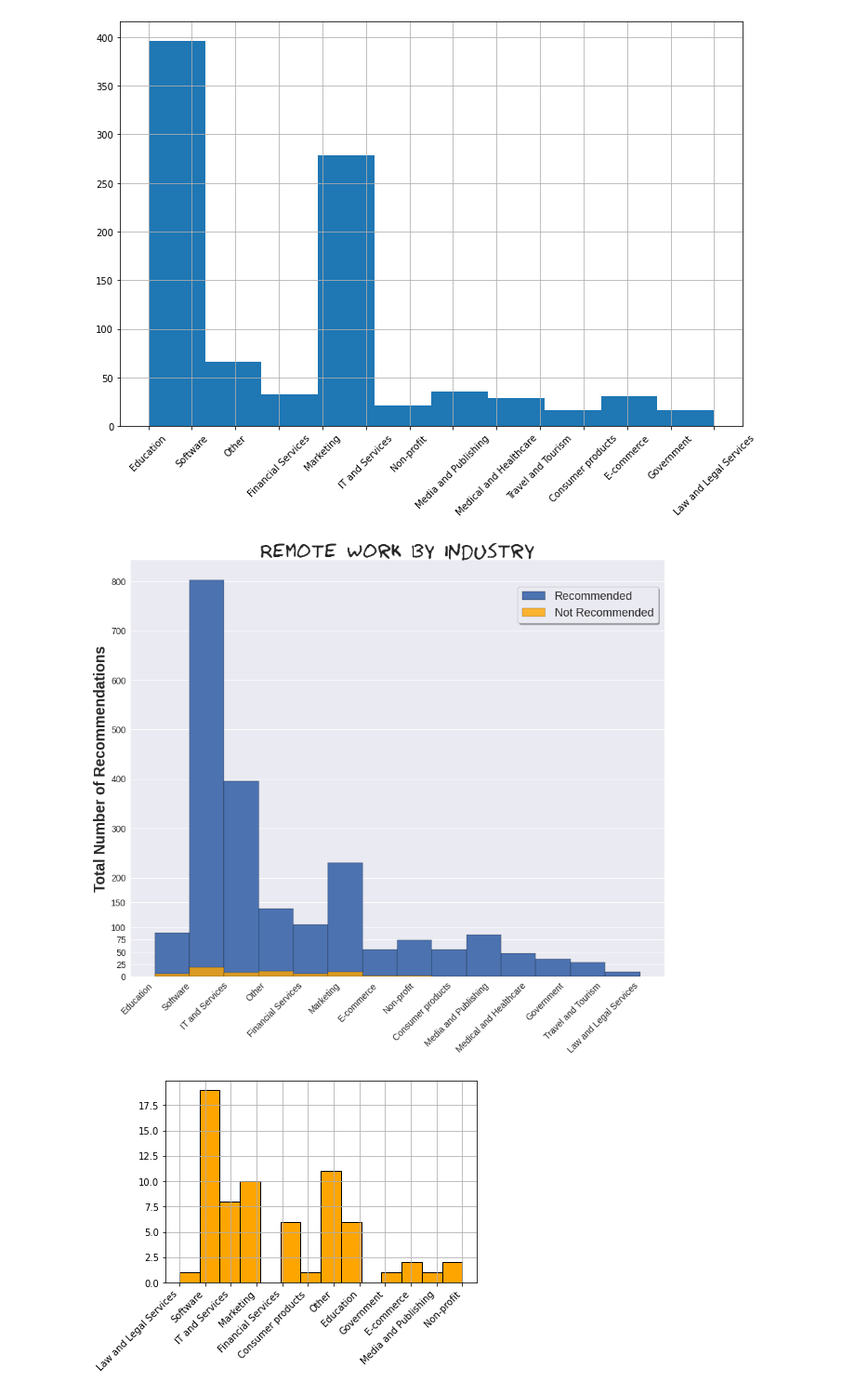
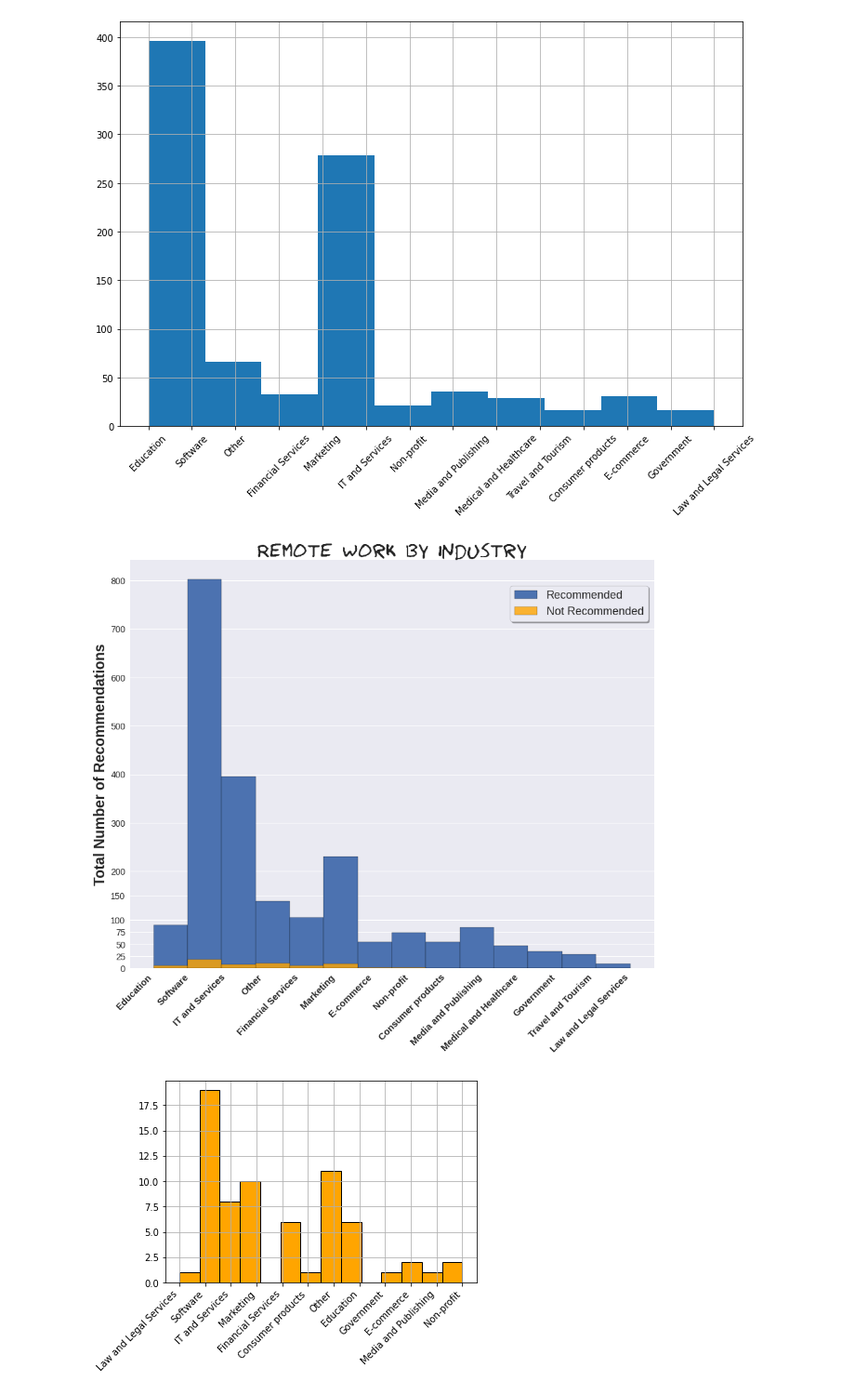
Before and after one commit to janaeam/remote-work-2021, a Jupyter notebook: Remote_Work_Visualization_Exercise.ipynb, the cells around one changed output. Shown: that part at 93% size. Saved outputs shown, nothing was run; the diff lists cells and outputs as text; code cells hidden in the pictures.

```diff
--- a/Remote_Work_Visualization_Exercise.ipynb
+++ b/Remote_Work_Visualization_Exercise.ipynb
@@ -304,22 +304,22 @@ plt.xticks(rotation=45)
 # %%
 recommend = remote['Would you recommend remote work to others?'] == 1
 
 plt.style.use('seaborn')
 plt.figure(figsize=(15,12))
 remote.loc[recommend, 'What_industry'].hist(bins=14,edgecolor='black', label='Recommended')
 remote.loc[~recommend, 'What_industry'].hist(bins=14, edgecolor='black', color='orange',
                                              alpha=.8, label='Not Recommended')
 plt.grid(axis='x')
-plt.xticks(ha='right', rotation=45, fontsize=14, fontweight=500);
+plt.xticks(ha='right', rotation=45, fontsize=15, fontweight=700);
 plt.yticks(np.array([0,25,50,75,100,150,200,300,400,500,600,700,800]), fontsize=14);
 plt.title('Remote Work by Industry', fontsize=32, fontweight= 1000, fontfamily='fantasy')
 plt.ylabel('Total Number of Recommendations', fontsize=23, fontweight=600, fontfamily='sans-serif')
 plt.legend(bbox_to_anchor=(1,.95),
            edgecolor= 'gray',
            shadow=True, frameon=True,
            fontsize = 18, fancybox=True);
 # %% [output]
-[figure, old version]
+[figure, new version]
 # %%
 remote.loc[~recommend, 'What_industry'].hist(bins=14, edgecolor='black', color='orange')
 plt.xticks(ha= 'right', rotation=45);
```
